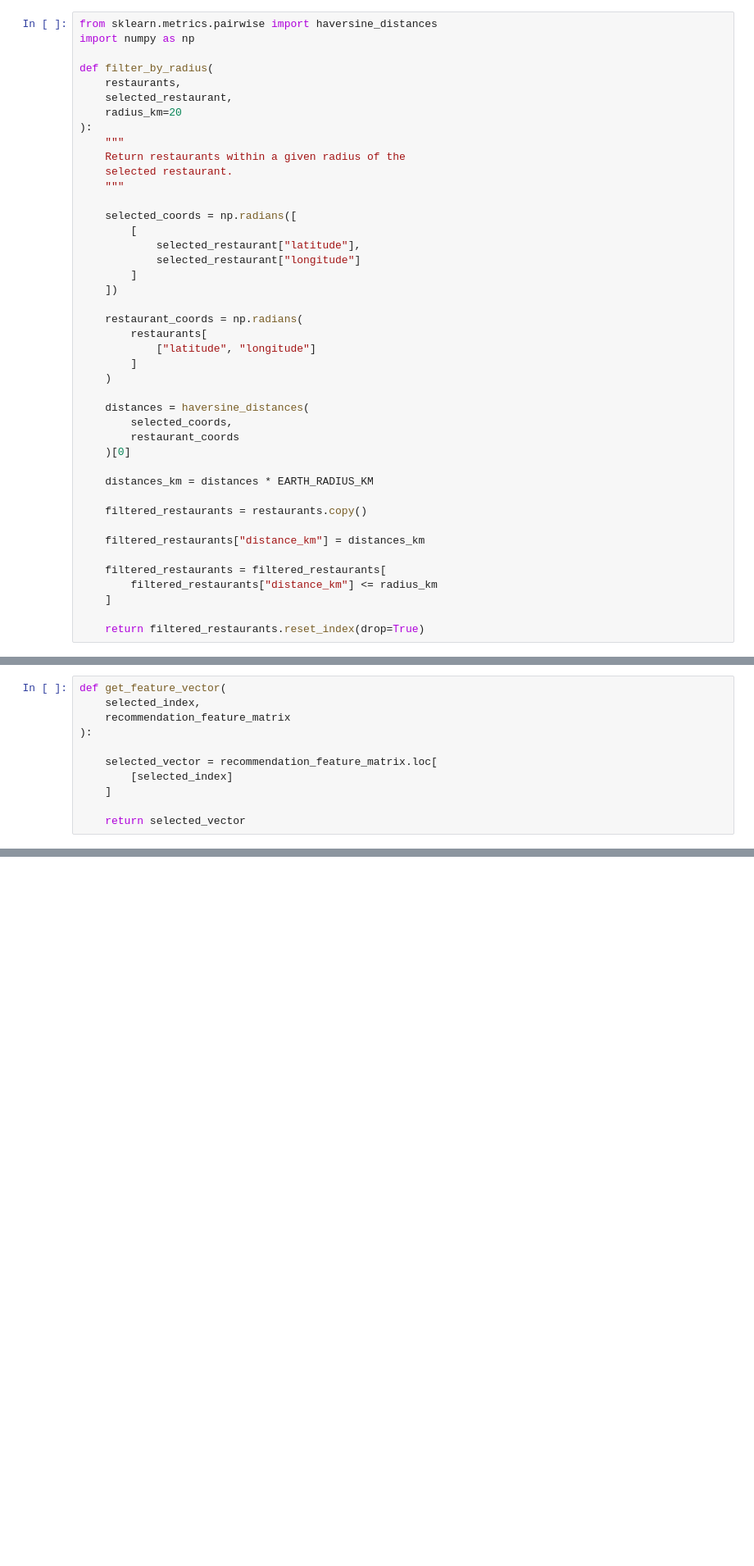
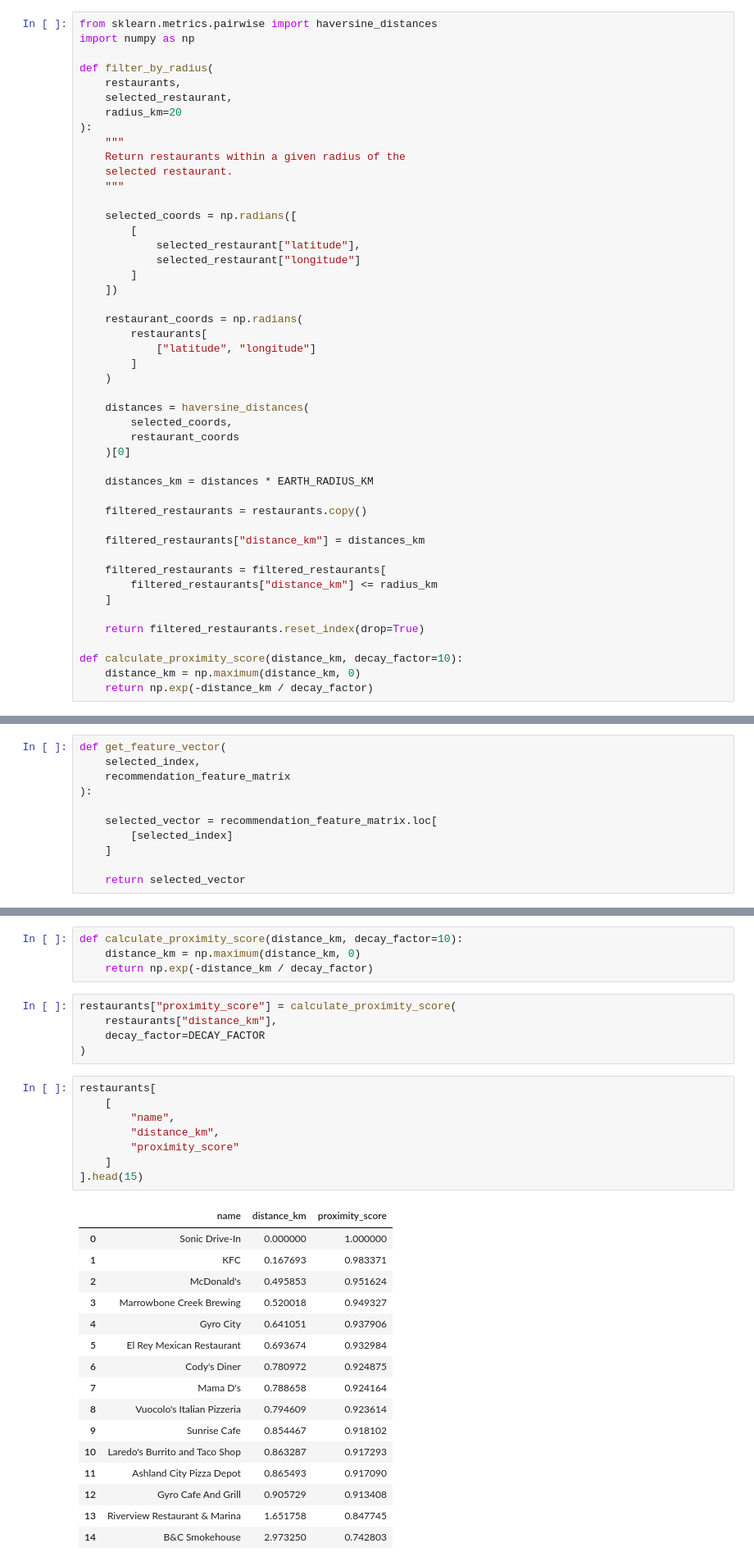
Before and after one commit to egaverilla-thestudent/Restaurant-Recommendation-System-Redux, a Jupyter notebook: experiments/exp_005_hybrid_ranking.ipynb, the cells around one changed output, grey strips where cells are left out. Shown at 82% size. Cells and saved outputs as stored; diff of their text form; blank space fills up the shorter version.

```diff
--- a/experiments/exp_005_hybrid_ranking.ipynb
+++ b/experiments/exp_005_hybrid_ranking.ipynb
@@ -56,6 +68,10 @@ def filter_by_radius(
     ]
 
     return filtered_restaurants.reset_index(drop=True)
+
+def calculate_proximity_score(distance_km, decay_factor=10):
+    distance_km = np.maximum(distance_km, 0)
+    return np.exp(-distance_km / decay_factor)
 # %%
 subset_restaurants = filter_by_radius(
     restaurants=restaurants,
@@ -509,0 +534,34 @@ recommend_restaurants(
+# %%
+def calculate_proximity_score(distance_km, decay_factor=10):
+    distance_km = np.maximum(distance_km, 0)
+    return np.exp(-distance_km / decay_factor)
+# %%
+restaurants["proximity_score"] = calculate_proximity_score(
+    restaurants["distance_km"],
+    decay_factor=DECAY_FACTOR
+)
+# %%
+restaurants[
+    [
+        "name",
+        "distance_km",
+        "proximity_score"
+    ]
+].head(15)
+# %% [output]
+|  | name | distance_km | proximity_score |
+| 0 | Sonic Drive-In | 0.000000 | 1.000000 |
+| 1 | KFC | 0.167693 | 0.983371 |
+| 2 | McDonald's | 0.495853 | 0.951624 |
+| 3 | Marrowbone Creek Brewing | 0.520018 | 0.949327 |
+| 4 | Gyro City | 0.641051 | 0.937906 |
+| 5 | El Rey Mexican Restaurant | 0.693674 | 0.932984 |
+| 6 | Cody's Diner | 0.780972 | 0.924875 |
+| 7 | Mama D's | 0.788658 | 0.924164 |
+| 8 | Vuocolo's Italian Pizzeria | 0.794609 | 0.923614 |
+| 9 | Sunrise Cafe | 0.854467 | 0.918102 |
+| 10 | Laredo's Burrito and Taco Shop | 0.863287 | 0.917293 |
+| 11 | Ashland City Pizza Depot | 0.865493 | 0.917090 |
+| 12 | Gyro Cafe And Grill | 0.905729 | 0.913408 |
+| 13 | Riverview Restaurant & Marina | 1.651758 | 0.847745 |
+| 14 | B&C Smokehouse | 2.973250 | 0.742803 |
```
Also changed, not shown: parts of 7 cells of this notebook.
